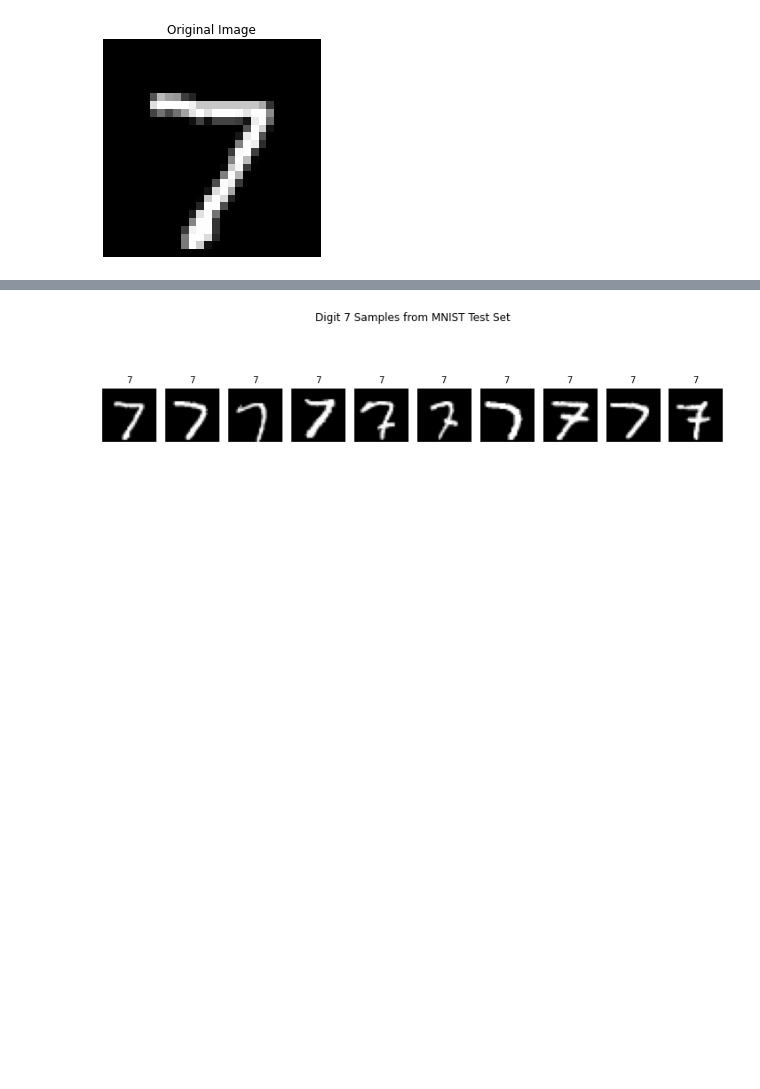
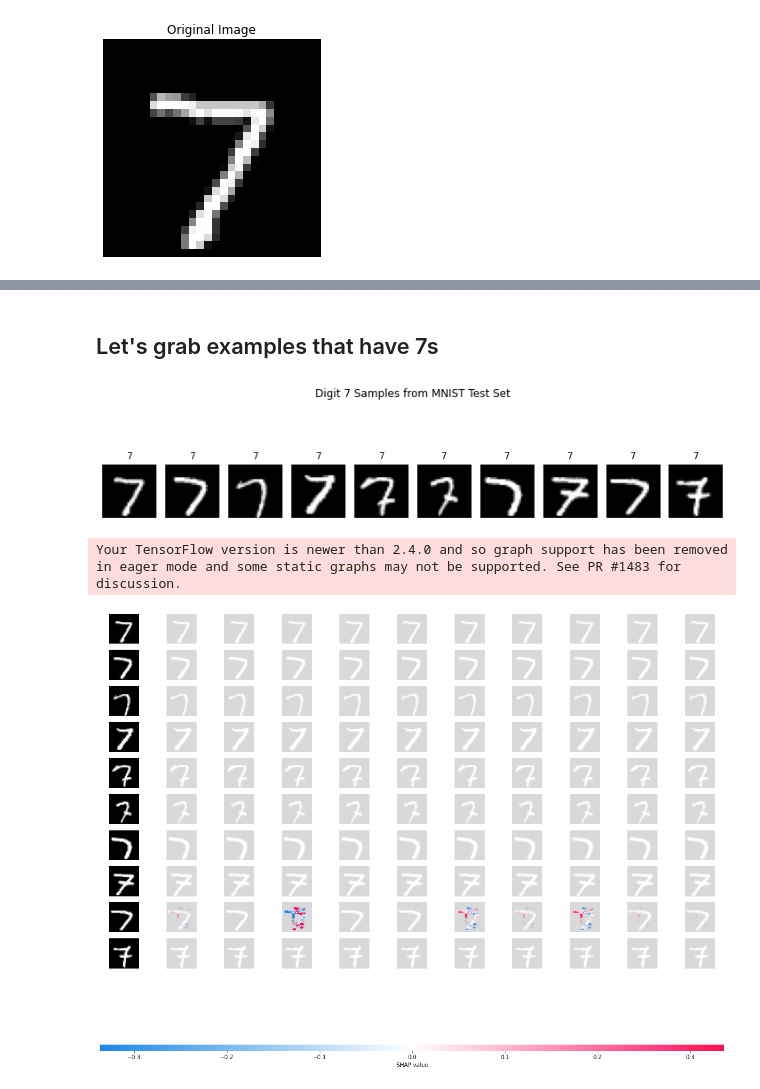
Before and after one commit to eigenhenry/experiments, a Jupyter notebook: nmist_data.ipynb, the cells around one changed output, grey strips where cells are left out. Cells and saved outputs as stored; diff of their text form; code cells hidden in the pictures; blank space fills up the shorter version.

```diff
--- a/nmist_data.ipynb
+++ b/nmist_data.ipynb
@@ -340,19 +348,35 @@ shap.image_plot(shap_values, x_test[:4])
+# %% [markdown]
+## Let's grab examples that have 7s
 # %%
+import numpy as np
+import matplotlib.pyplot as plt
+import shap
+
+# Get 10 digit 7 images
 digit_7_indices = np.where(y_test == 7)[0][:10]
-digit_7_images_np = x_test[digit_7_indices]
+digit_7_images_np = x_test[digit_7_indices]  # Shape: (10, 28, 28, 1)
 
-
-digit_7_images = torch.tensor(digit_7_images_np).permute(0, 3, 1, 2).float().to(device)
-
+# Plot them
 plt.figure(figsize=(10, 3))
-for i in range(len(digit_7_images)):
+for i in range(len(digit_7_images_np)):
     plt.subplot(1, 10, i + 1)
-    plt.imshow(digit_7_images[i].squeeze(), cmap='gray')
+    plt.imshow(digit_7_images_np[i].squeeze(), cmap='gray')
     plt.title("7", fontsize=10)
     plt.axis('off')
-
 plt.suptitle("Digit 7 Samples from MNIST Test Set")
 plt.tight_layout()
 plt.show()
+
+# SHAP part
+background = x_train[np.random.choice(x_train.shape[0], 100, replace=False)]  # Shape: (100, 28, 28, 1)
+
+# Ensure model is a Keras model
+explainer = shap.DeepExplainer(model, background)
+shap_values = explainer.shap_values(digit_7_images_np)
+
+# Plot SHAP values
+shap.image_plot(shap_values, digit_7_images_np)
 # %% [output]
 [figure]
+Your TensorFlow version is newer than 2.4.0 and so graph support has been removed in eager mode and some static graphs may not be supported. See PR #1483 for discussion.
+[figure, added]
```
Also changed, not shown: parts of 18 cells of this notebook.
